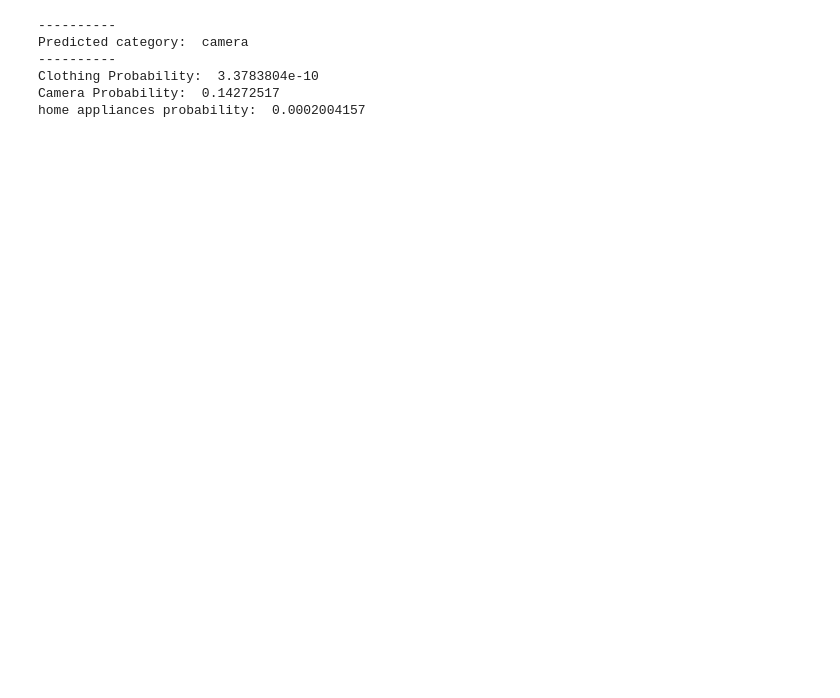
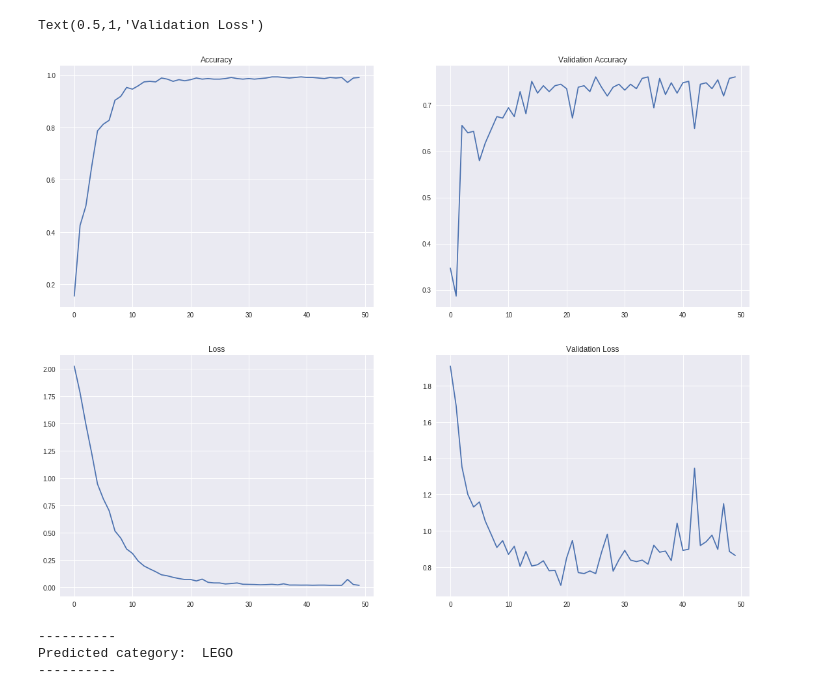
Before and after one commit to ankitbit/Deep_Learning, a Jupyter notebook: Assignment Reports/Assignment 2/Product_Classification.ipynb, the cells around one changed output. Cells and saved outputs as stored; diff of their text form; code cells hidden in the pictures; blank space fills up the shorter version.

```diff
--- a/Assignment Reports/Assignment 2/Product_Classification.ipynb
+++ b/Assignment Reports/Assignment 2/Product_Classification.ipynb
@@ -227,7 +289,7 @@ model_1.add(GlobalMaxPooling1D())
 model_1.add(Dense(250))
 model_1.add(Dropout(0.2))
 model_1.add(Activation('relu'))
-model_1.add(Dense(3))
+model_1.add(Dense(8))
 model_1.add(Activation('sigmoid'))
 model_1.compile(loss='categorical_crossentropy',optimizer='rmsprop',metrics=['acc'])
 model_1.summary()
@@ -265,6 +359,6 @@ Test accuracy: 0.9774965011683323
 # %%
-model_1.fit(x_train, y_train, validation_data=(x_val, y_val), epochs=2, batch_size=128)
-score = model_1.evaluate(x_val, y_val, verbose=0)
+history_model = model_1.fit(X_train, y_train, validation_split=0.4, epochs=50, batch_size=128)
+score = model_1.evaluate(X_test, y_test, verbose=0)
 print('Test loss:', score[0])
 print('Test accuracy:', score[1])
 # %% [output]
@@ -278,21 +382,37 @@ Test accuracy: 0.9997225596034451
+# %%
+import matplotlib.pyplot as plt
+
+fig=plt.figure(figsize=(19,15))
+columns = 2
+rows = 2
+
+fig.add_subplot(rows, columns, 1)
+plt.plot(history_model.history['acc'])
+plt.title('Accuracy')
+fig.add_subplot(rows, columns, 2)
+plt.plot(history_model.history['val_acc'])
+plt.title('Validation Accuracy')
+fig.add_subplot(rows, columns, 3)
+plt.plot(history_model.history['loss'])
+plt.title('Loss')
+fig.add_subplot(rows, columns, 4)
+plt.plot(history_model.history['val_loss'])
+plt.title('Validation Loss')
+# %% [output]
+Text(0.5,1,'Validation Loss')
+[figure, added]
 # %%
-example_product = "Nikon Coolpix A10 Point and Shoot (Black)"
+example_product = 'The holidays are coming to LEGO City, one gift'
 example_product = preprocess(example_product)
 example_sequence = tokenizer.texts_to_sequences([example_product])
 example_padded_sequence = pad_sequences(example_sequence, maxlen=MAX_SEQUENCE_LENGTH)
 
 print("-"*10)
-print("Predicted category: ", category_reverse_index[model_1.predict_classes(example_padded_sequence, verbose=0)[0]])
+print("Predicted category: ", category_reverse_index[model2.predict_classes(example_padded_sequence, verbose=0)[0]])
 print("-"*10)
-probabilities = model_1.predict(example_padded_sequence, verbose=0)
+probabilities = model2.predict(example_padded_sequence, verbose=0)
 probabilities = probabilities[0]
-print("Clothing Probability: ",probabilities[category_index["clothing"]] )
-print("Camera Probability: ",probabilities[category_index["camera"]] )
-print("home appliances probability: ",probabilities[category_index["home-appliances"]] )
 # %% [output]
 ----------
-Predicted category:  camera
+Predicted category:  LEGO
 ----------
-Clothing Probability:  3.3783804e-10
-Camera Probability:  0.14272517
-home appliances probability:  0.0002004157
```
Also changed, not shown: parts of 36 cells of this notebook.
